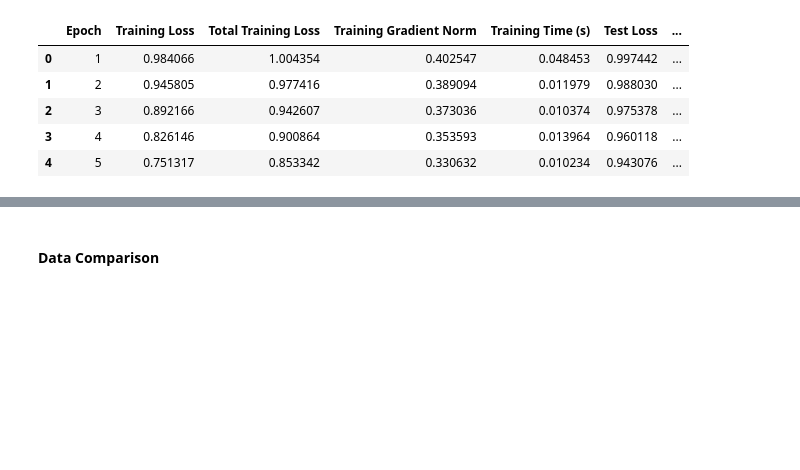
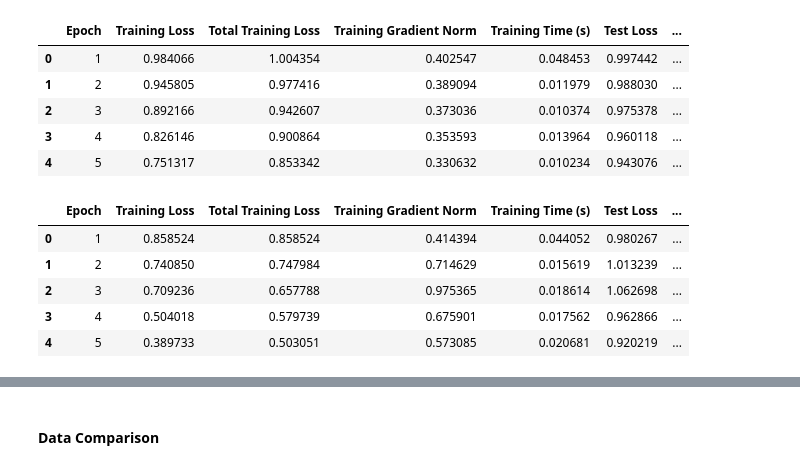
Before and after one commit to thomask902/2024-Numerical-Optimization-Research, a Jupyter notebook: svm/AR_analysis.ipynb, the cells around one changed output, grey strips where cells are left out. Saved outputs shown, nothing was run; the diff lists cells and outputs as text; code cells hidden in the pictures; blank space fills up the shorter version.

```diff
--- a/svm/AR_analysis.ipynb
+++ b/svm/AR_analysis.ipynb
@@ -240,3 +241,12 @@ ag_df.head()
 | 2 | 3 | 0.892166 | 0.942607 | 0.373036 | 0.010374 | 0.975378 | ... |
 | 3 | 4 | 0.826146 | 0.900864 | 0.353593 | 0.013964 | 0.960118 | ... |
 | 4 | 5 | 0.751317 | 0.853342 | 0.330632 | 0.010234 | 0.943076 | ... |
+# %%
+ag_pf_df.head()
+# %% [output]
+|  | Epoch | Training Loss | Total Training Loss | Training Gradient Norm | Training Time (s) | Test Loss | ... |
+| 0 | 1 | 0.858524 | 0.858524 | 0.414394 | 0.044052 | 0.980267 | ... |
+| 1 | 2 | 0.740850 | 0.747984 | 0.714629 | 0.015619 | 1.013239 | ... |
+| 2 | 3 | 0.709236 | 0.657788 | 0.975365 | 0.018614 | 1.062698 | ... |
+| 3 | 4 | 0.504018 | 0.579739 | 0.675901 | 0.017562 | 0.962866 | ... |
+| 4 | 5 | 0.389733 | 0.503051 | 0.573085 | 0.020681 | 0.920219 | ... |
```
Also changed, not shown: parts of 9 cells of this notebook, 1 other file.
